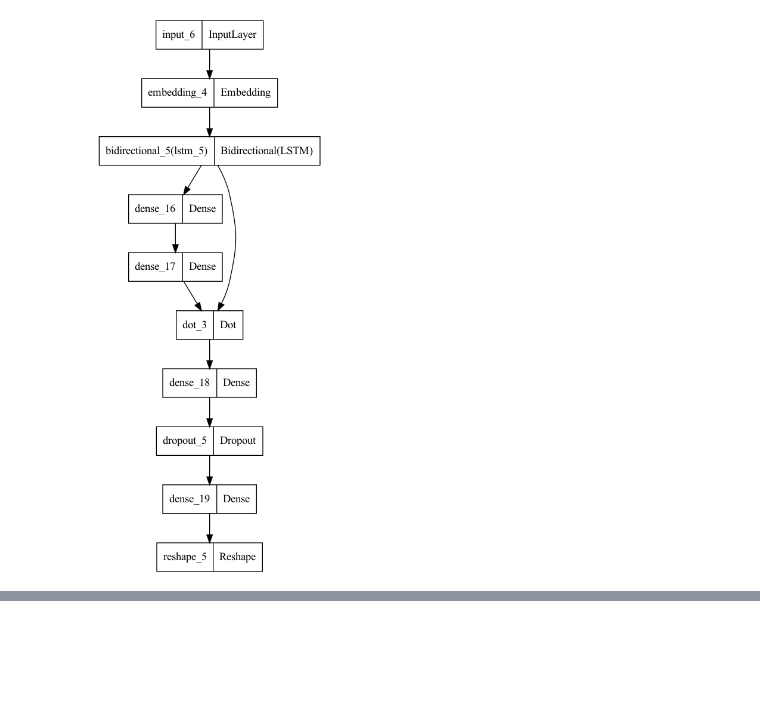
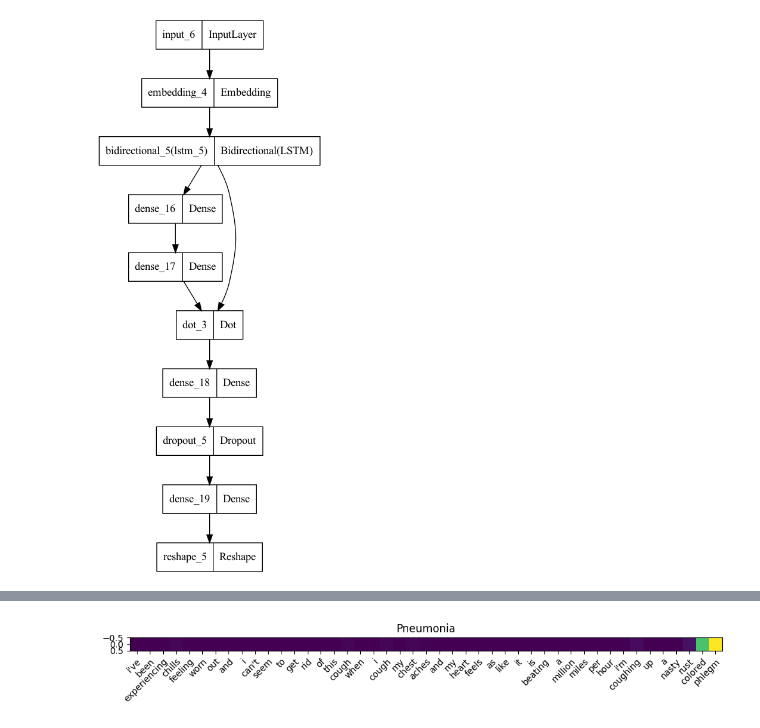
Before and after one commit to jakubdulas/symptom_to_desease_rnn_with_attention_model, a Jupyter notebook: app.ipynb, the cells around one changed output, grey strips where cells are left out. Drawn from its saved outputs; the diff is of its cells as text; code cells hidden in the pictures; blank space fills up the shorter version.

Commit message:
attention visualization

```diff
--- a/app.ipynb
+++ b/app.ipynb
@@ -232,0 +305,5 @@ model.save('model.h5')
+# %%
+rnn_with_attention_output = tf.keras.Sequential(layers=model.layers[:5])
+# %%
+alphas = rnn_with_attention_output.predict(np.expand_dims(x_test_sample, axis=0), verbose=0)[0]
+alphas = np.reshape(alphas, (1, 100))
@@ -232,0 +314,19 @@ model.save('model.h5')
+# %%
+start_from = np.where(x_test_sample != 0)[0][0]
+# %%
+alphas = alphas[:, start_from:]
+# %%
+fig, ax = plt.subplots(figsize=(10, 10))
+im = ax.imshow(alphas)
+
+ax.set_xticks(np.arange(len(sentence.split())), labels=sentence.split())
+
+plt.setp(ax.get_xticklabels(), rotation=45, ha="right",
+         rotation_mode="anchor")
+
+plt.title(classes[np.argmax(pred)])
+
+fig.tight_layout()
+plt.show()
+# %% [output]
+[figure, added]
```
Also changed, not shown: parts of 10 cells of this notebook, 1 other file.
